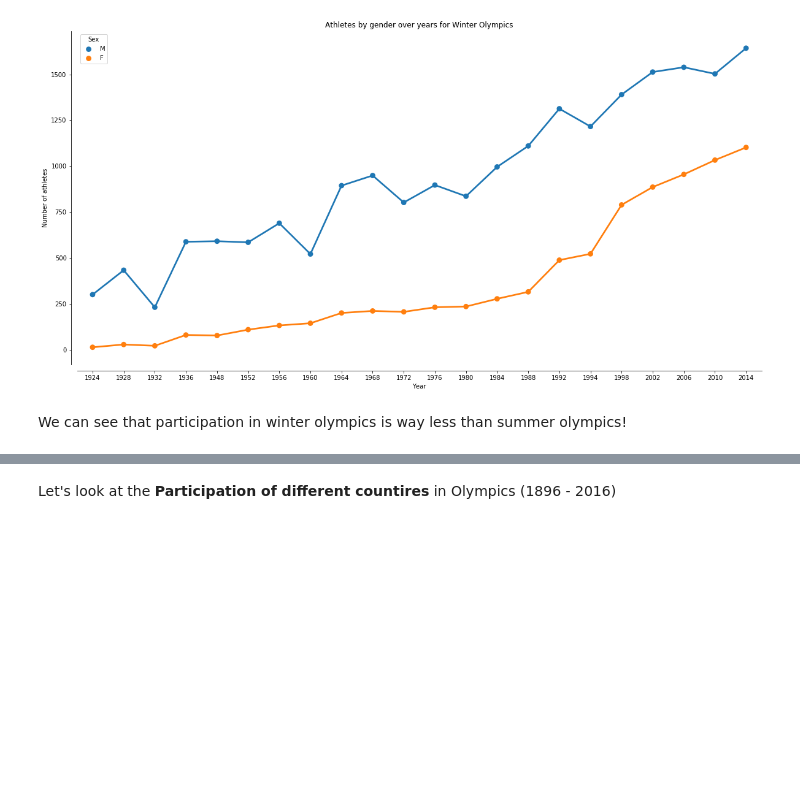
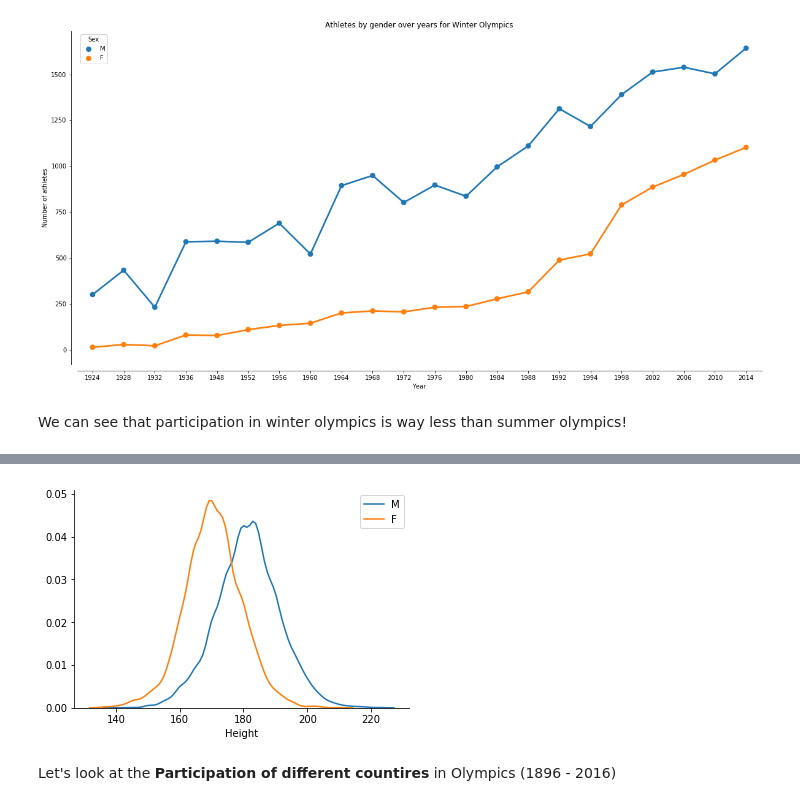
Before and after one commit to nauman-chaudhary/OlympicsDataExploration, a Jupyter notebook: Olympics_Data_Exploration.ipynb, the cells around one changed output, grey strips where cells are left out. Cells and saved outputs as stored; diff of their text form; code cells hidden in the pictures; blank space fills up the shorter version.

```diff
--- a/Olympics_Data_Exploration.ipynb
+++ b/Olympics_Data_Exploration.ipynb
@@ -220,3 +233,9 @@ We can see that participation in winter olympics is way less than summer olympic
+# %%
+sns.distplot(male['Height'],hist=False,label='M')
+sns.distplot(female['Height'],hist=False,label='F')
+plt.show()
+# %% [output]
+[figure, added]
 # %%
 sns.catplot(x=participation, y=data['Year'].unique() , kind="bar", palette="muted")
 # %% [markdown]
```
Also changed, not shown: parts of 4 cells of this notebook.
